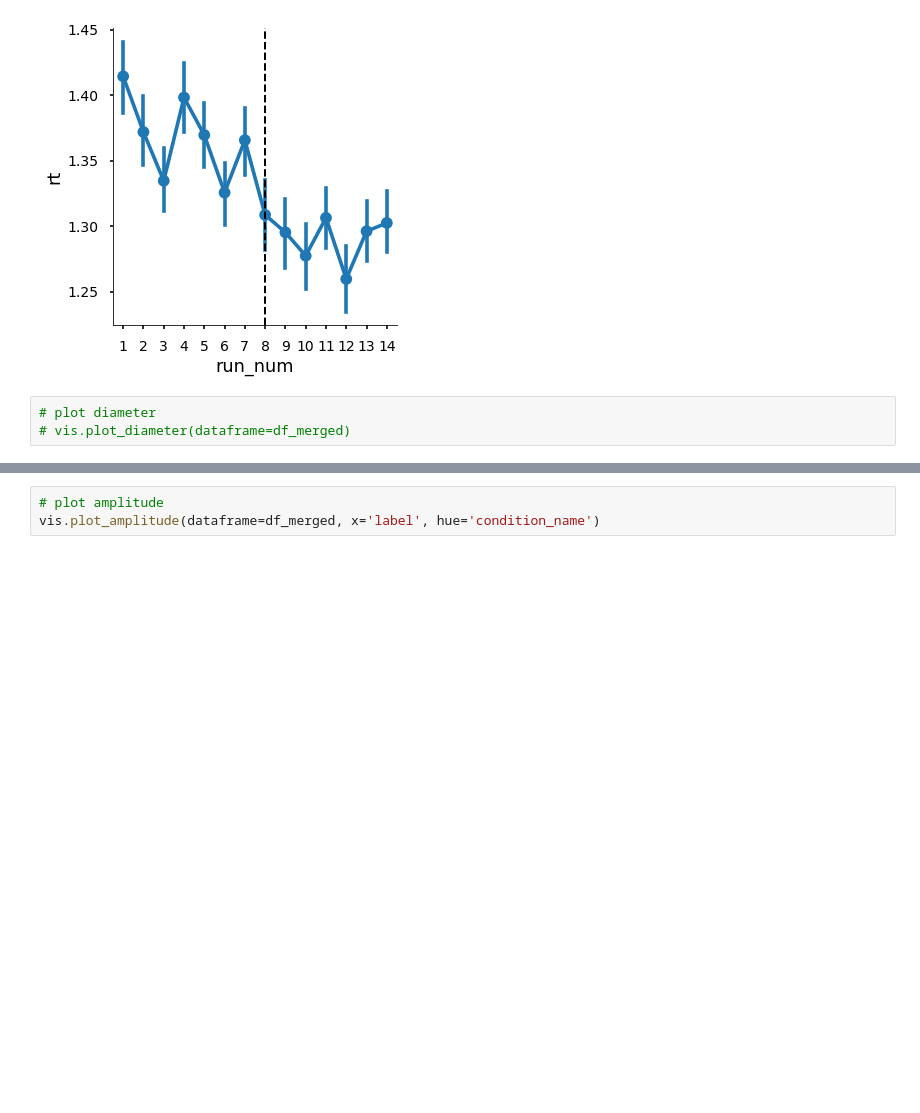
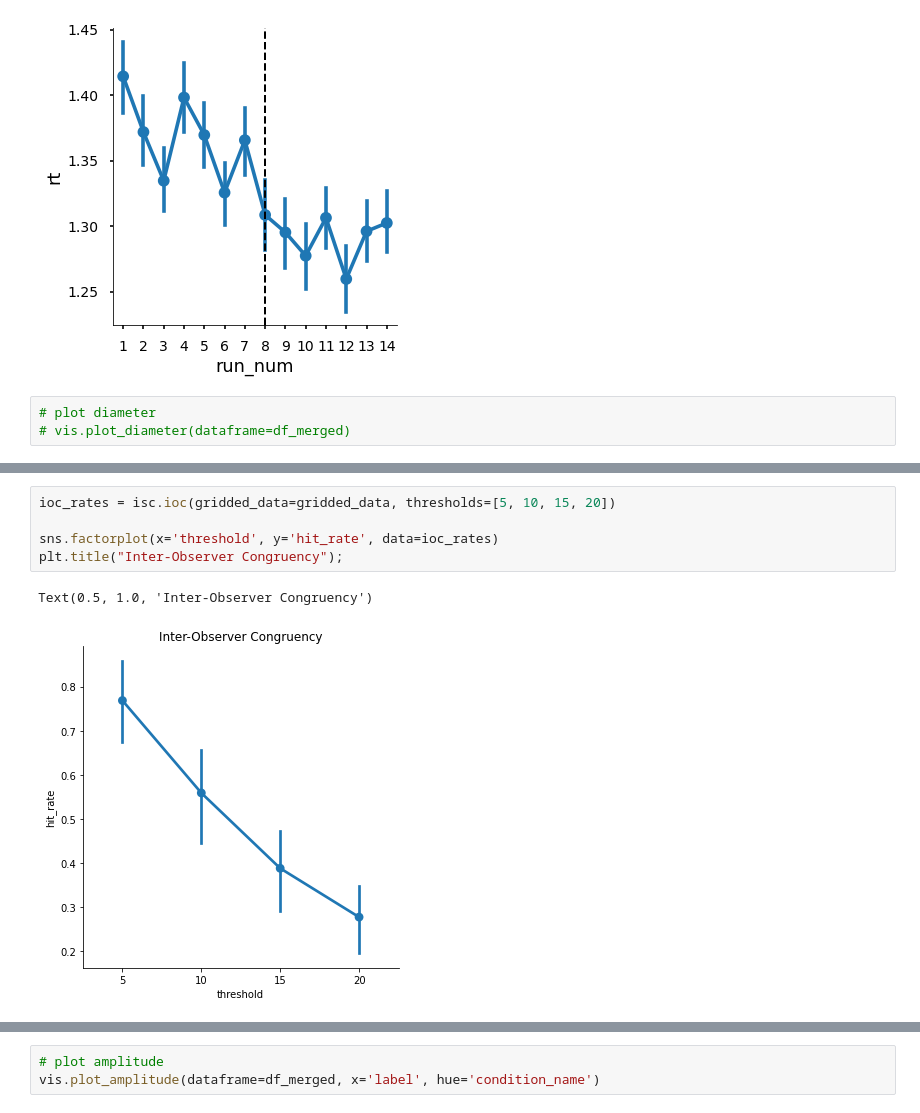
Before and after one commit to maedbhk/action_prediction, a Jupyter notebook: notebooks/1.0-mk-social_prediction.ipynb, the cells around one changed output, grey strips where cells are left out. Cells and saved outputs as stored; diff of their text form; blank space fills up the shorter version.

```diff
--- a/notebooks/1.0-mk-social_prediction.ipynb
+++ b/notebooks/1.0-mk-social_prediction.ipynb
@@ -66,0 +75,8 @@ vis.plot_rt(dataframe=df_behav, x='run_num', hue=None)
+# %%
+ioc_rates = isc.ioc(gridded_data=gridded_data, thresholds=[5, 10, 15, 20])
+
+sns.factorplot(x='threshold', y='hit_rate', data=ioc_rates)
+plt.title("Inter-Observer Congruency");
+# %% [output]
+Text(0.5, 1.0, 'Inter-Observer Congruency')
+[figure, added]
```
Also changed, not shown: parts of 10 cells of this notebook, 3 other files.
